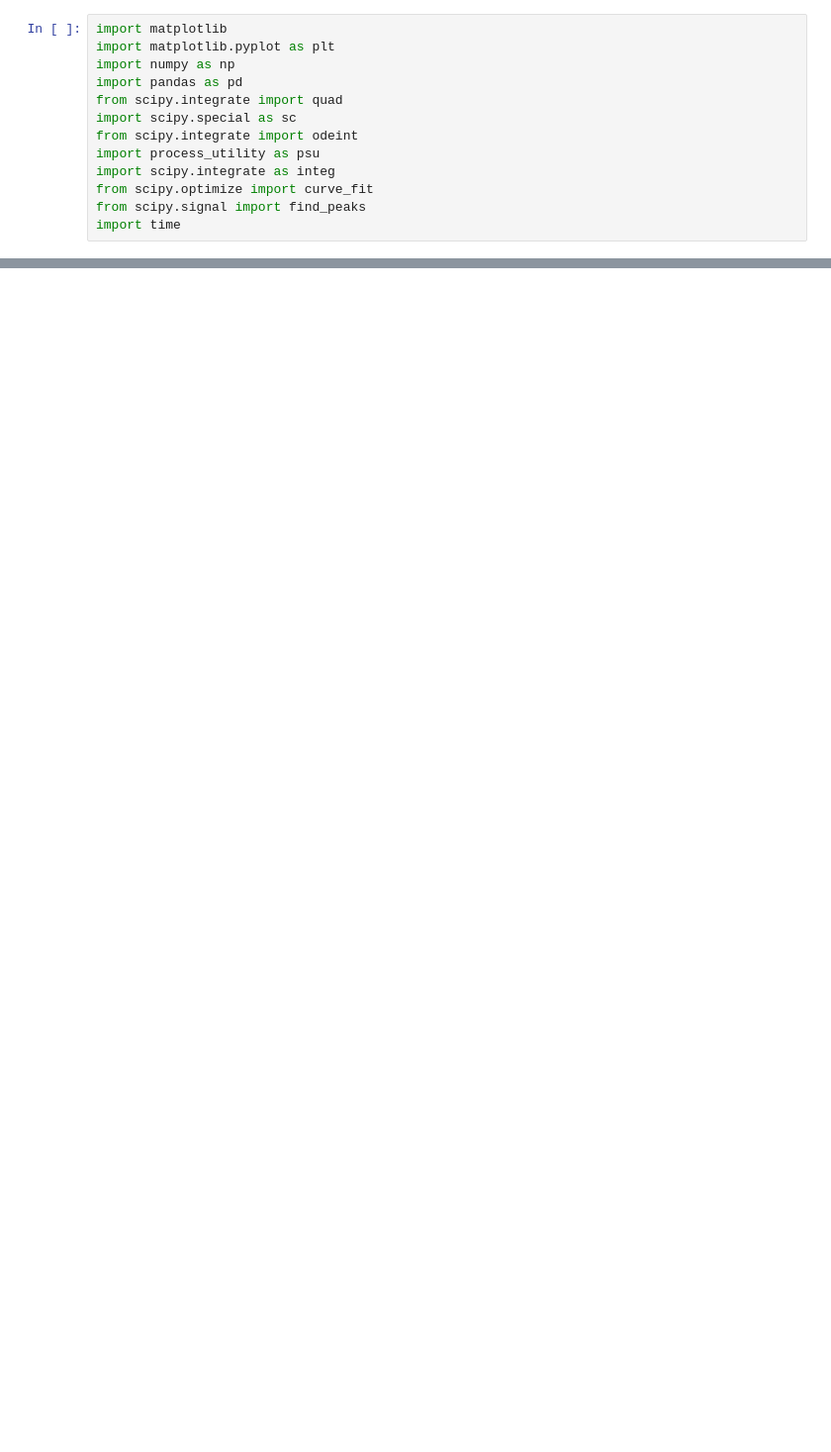
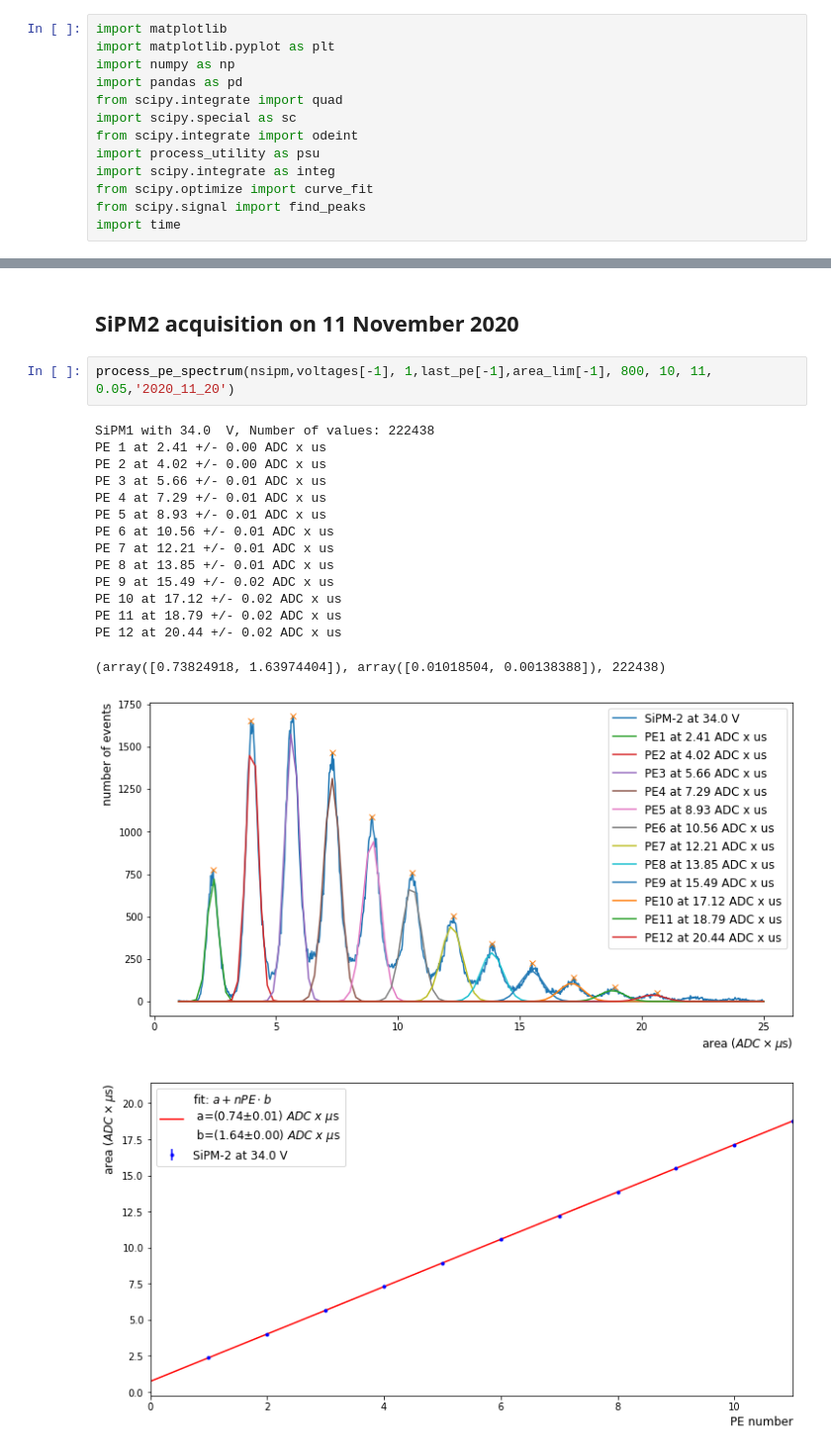
Before and after one commit to valerioda/abalone, a Jupyter notebook: process_sipm2_calibration.ipynb, the cells around one changed output, grey strips where cells are left out. Shown at 99% size. Drawn from its saved outputs; the diff is of its cells as text; blank space fills up the shorter version.

```diff
--- a/process_sipm2_calibration.ipynb
+++ b/process_sipm2_calibration.ipynb
@@ -141,2 +132,23 @@ plt.legend(fontsize=14)
 <matplotlib.legend.Legend at 0x...>
 [figure]
+# %% [markdown]
+## SiPM2 acquisition on 11 November 2020
+# %%
+process_pe_spectrum(nsipm,voltages[-1], 1,last_pe[-1],area_lim[-1], 800, 10, 11, 0.05,'2020_11_20')
+# %% [output]
+SiPM1 with 34.0  V, Number of values: 222438
+PE 1 at 2.41 +/- 0.00 ADC x us
+PE 2 at 4.02 +/- 0.00 ADC x us
+PE 3 at 5.66 +/- 0.01 ADC x us
+PE 4 at 7.29 +/- 0.01 ADC x us
+PE 5 at 8.93 +/- 0.01 ADC x us
+PE 6 at 10.56 +/- 0.01 ADC x us
+PE 7 at 12.21 +/- 0.01 ADC x us
+PE 8 at 13.85 +/- 0.01 ADC x us
+PE 9 at 15.49 +/- 0.02 ADC x us
+PE 10 at 17.12 +/- 0.02 ADC x us
+PE 11 at 18.79 +/- 0.02 ADC x us
+PE 12 at 20.44 +/- 0.02 ADC x us
+(array([0.73824918, 1.63974404]), array([0.01018504, 0.00138388]), 222438)
+[figure, added]
+[figure, added]
```
Also changed, not shown: parts of 5 cells of this notebook, 24 other files.
